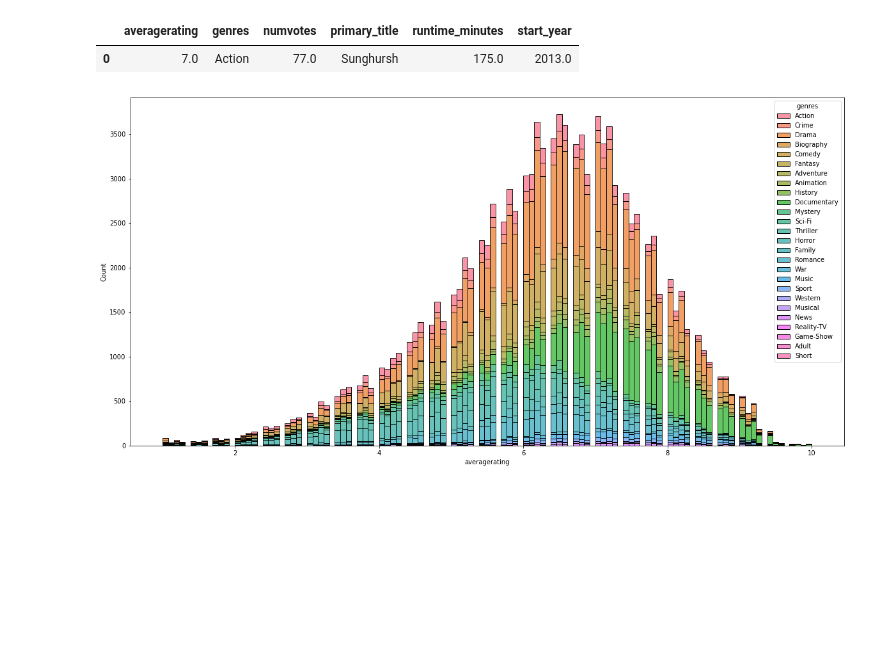
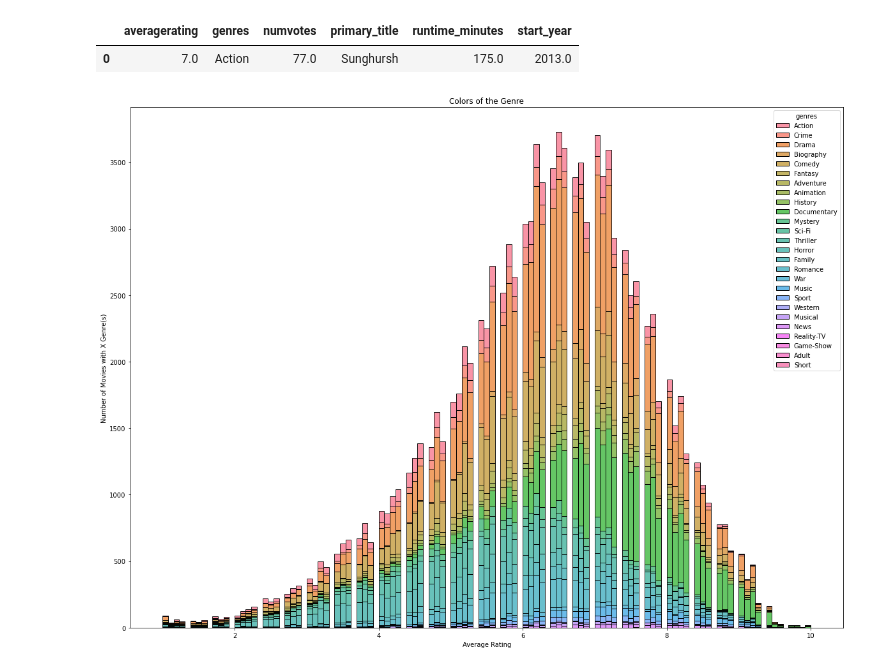
Before and after one commit to letruong711/010921-pt-phase-1-project, a Jupyter notebook: deeper_cleaning_genre_runtime_length.ipynb, the cells around one changed output. Saved outputs shown, nothing was run; the diff lists cells and outputs as text; code cells hidden in the pictures; blank space fills up the shorter version.

```diff
--- a/deeper_cleaning_genre_runtime_length.ipynb
+++ b/deeper_cleaning_genre_runtime_length.ipynb
@@ -89,7 +89,10 @@ frame.append(row)
 |  | averagerating | genres | numvotes | primary_title | runtime_minutes | start_year |
 | 0 | 7.0 | Action | 77.0 | Sunghursh | 175.0 | 2013.0 |
 # %%
-fig, ax = plt.subplots(figsize = (20,10))
-sns.histplot(data=df, x="averagerating", hue="genres", multiple="stack");
+fig, ax = plt.subplots(figsize = (20,15))
+sns.histplot(data=df, x="averagerating", hue="genres", multiple="stack")
+ax.set_title('Colors of the Genre')
+ax.set_xlabel('Average Rating')
+ax.set_ylabel('Number of Movies with X Genre(s)');
 # %% [output]
-[figure, old version]
+[figure, new version]
```
Also changed, not shown: 3 other files.
